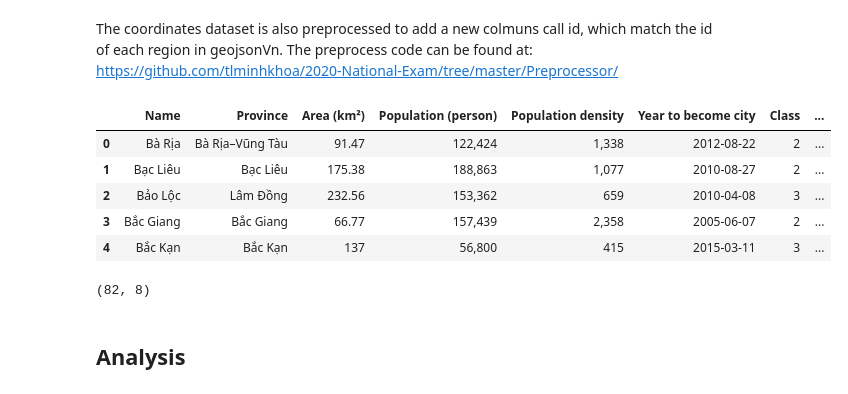
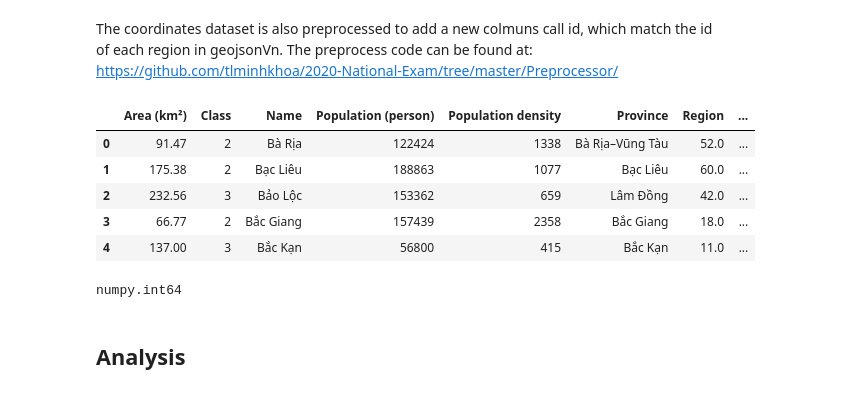
Before and after one commit to tlminhkhoa/2020-National-Exam, a Jupyter notebook: Analysis.ipynb, the cells around one changed output. Drawn from its saved outputs; the diff is of its cells as text; code cells hidden in the pictures.

```diff
--- a/Analysis.ipynb
+++ b/Analysis.ipynb
@@ -90,20 +90,20 @@ The coordinates dataset is also preprocessed to add a new colmuns call id, which
 The preprocess code can be found at:
 https://github.com/tlminhkhoa/2020-National-Exam/tree/master/Preprocessor/
 # %%
-Citys = pd.read_csv(".//Data//Citys.csv",index_col = 0)
+Citys = pd.read_csv(".//Data//Citys.csv")
+Citys = Citys.drop_duplicates(subset=['Region'])
 Citys.head()
 # %% [output]
-|  | Name | Province | Area (km²) | Population (person) | Population density | Year to become city | Class | ... |
-| 0 | Bà Rịa | Bà Rịa–Vũng Tàu | 91.47 | 122,424 | 1,338 | 2012-08-22 | 2 | ... |
-| 1 | Bạc Liêu | Bạc Liêu | 175.38 | 188,863 | 1,077 | 2010-08-27 | 2 | ... |
-| 2 | Bảo Lộc | Lâm Đồng | 232.56 | 153,362 | 659 | 2010-04-08 | 3 | ... |
-| 3 | Bắc Giang | Bắc Giang | 66.77 | 157,439 | 2,358 | 2005-06-07 | 2 | ... |
-| 4 | Bắc Kạn | Bắc Kạn | 137 | 56,800 | 415 | 2015-03-11 | 3 | ... |
+|  | Area (km²) | Class | Name | Population (person) | Population density | Province | Region | ... |
+| 0 | 91.47 | 2 | Bà Rịa | 122424 | 1338 | Bà Rịa–Vũng Tàu | 52.0 | ... |
+| 1 | 175.38 | 2 | Bạc Liêu | 188863 | 1077 | Bạc Liêu | 60.0 | ... |
+| 2 | 232.56 | 3 | Bảo Lộc | 153362 | 659 | Lâm Đồng | 42.0 | ... |
+| 3 | 66.77 | 2 | Bắc Giang | 157439 | 2358 | Bắc Giang | 18.0 | ... |
+| 4 | 137.00 | 3 | Bắc Kạn | 56800 | 415 | Bắc Kạn | 11.0 | ... |
-# %%
-Citys["Region"].nunique()
-Citys.shape
-# %% [output]
-(82, 8)
+# %%
+type(Citys["Population density"][0])
+# %% [output]
+numpy.int64
 # %% [markdown]
 ## Analysis
 # %% [markdown]
```
Also changed, not shown: parts of 3 cells of this notebook, 3 other files.
